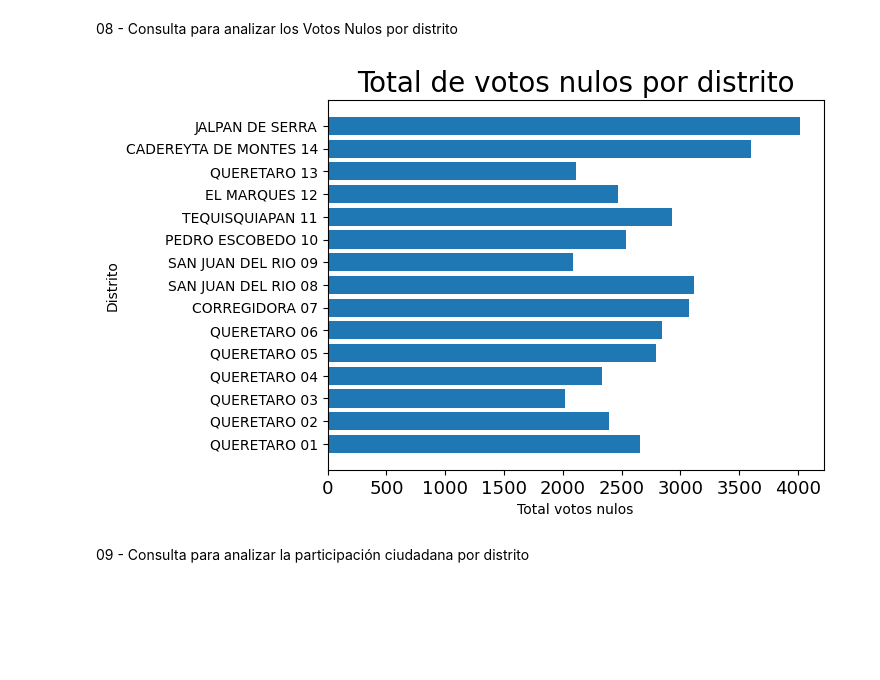
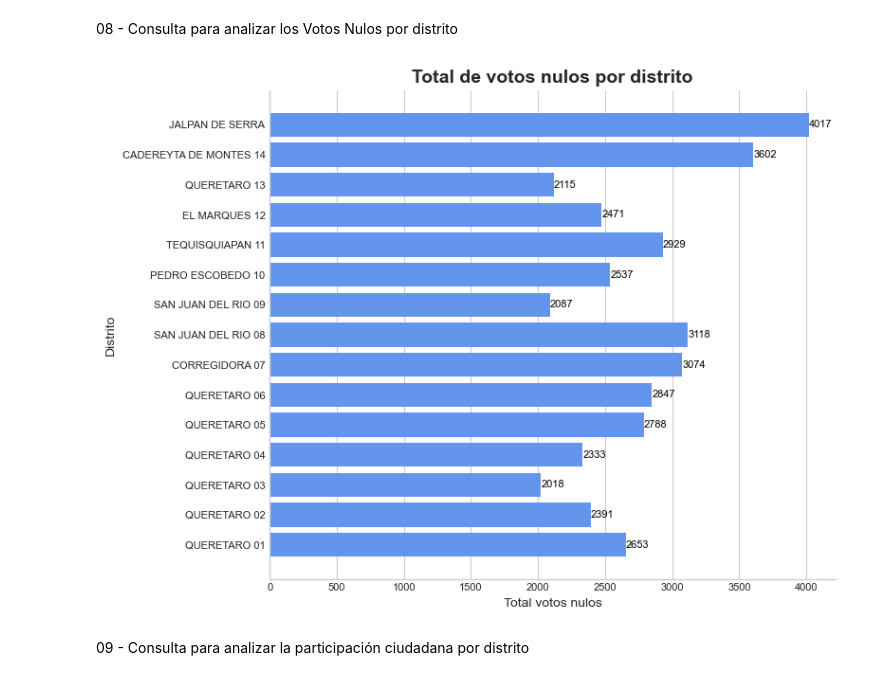
Before and after one commit to Sarahi-Briones/ProyectoMineria, a Jupyter notebook: analisis.ipynb, the cells around one changed output. Drawn from its saved outputs; the diff is of its cells as text; code cells hidden in the pictures; blank space fills up the shorter version.

```diff
--- a/analisis.ipynb
+++ b/analisis.ipynb
@@ -213,10 +236,2 @@ plt.show()
 # %% [markdown]
 02 - Consulta para obtener cuantos tipos de casillas distintas hay
-# %%
-cantidad_tipos_de_casillas=df["TIPO_CASILLA"].value_counts()
-
-
-plt.bar(cantidad_tipos_de_casillas.index,cantidad_tipos_de_casillas)
-plt.rc('ytick', labelsize=15)
-plt.rc('xtick', labelsize=10)
-plt.show()
@@ -225,11 +271,2 @@ plt.show()
 # %% [markdown]
 03 - Consulta para obtener y graficar la cantidad de casillas con ubicaciones "urbanas" y "no urbanas"
-# %%
-casillas_urbana=df.query('UBICACION_CASILLA == "URBANA"')
-casillas_urbana=casillas_urbana.loc[:,'UBICACION_CASILLA']
-casillas_no_urbana=df.query('UBICACION_CASILLA != "URBANA"')
-casillas_no_urbana=casillas_no_urbana.loc[:,'UBICACION_CASILLA']
-plt.bar(['Urbano','No urbano'], [len(casillas_urbana),len(casillas_no_urbana)])
-plt.rc('ytick', labelsize=10)
-plt.rc('xtick', labelsize=15)
-plt.show()
@@ -310,22 +396,37 @@ plt.show()
 # %% [markdown]
 08 - Consulta para analizar los Votos Nulos por distrito
 # %%
-total_votos_nulos=[]
+total_votos_nulos = []
 for i in distritos_distintos:
-    total_votos_nulos.append(votos_nulos(df,i))
+    total_votos_nulos.append(votos_nulos(df, i))
 
+plt.style.use('seaborn-whitegrid')
 
-fig,ax = plt.subplots()
-ax.barh(distritos_distintos,total_votos_nulos)
-plt.title('Total de votos nulos por distrito')
-plt.xlabel('Total votos nulos')
-plt.ylabel('Distrito')
-plt.rc('ytick', labelsize=10)
-plt.rc('xtick', labelsize= 13)
-plt.rc('font', size=10)
-plt.rc('axes', titlesize=20)
+fig, ax = plt.subplots(figsize=(8, 6))
+ax.barh(distritos_distintos, total_votos_nulos, color='#6495ED')
+
+for i, v in enumerate(total_votos_nulos):
+    ax.text(v + 3, i, str(v), color='black', fontsize=8, va='center')
+
+# Estilización de la gráfica
+ax.spines['top'].set_visible(False)
+ax.spines['right'].set_visible(False)
+ax.xaxis.set_ticks_position('bottom')
+ax.yaxis.set_ticks_position('none')
+ax.xaxis.tick_bottom()
+ax.set_axisbelow(True)
+ax.grid(False, axis='y')
+
+# Añadir título y etiquetas
+plt.title('Total de votos nulos por distrito', fontsize=14, fontweight='bold')
+plt.xlabel('Total votos nulos', fontsize=10)
+plt.ylabel('Distrito', fontsize=10)
+plt.xticks(fontsize=8)
+plt.yticks(fontsize=8)
+
+plt.tight_layout()
 plt.show()
 # %% [output]
-[figure, old version]
+[figure, new version]
 # %% [markdown]
 09 - Consulta para analizar la participación ciudadana por distrito
```
Also changed, not shown: parts of 18 cells of this notebook.
